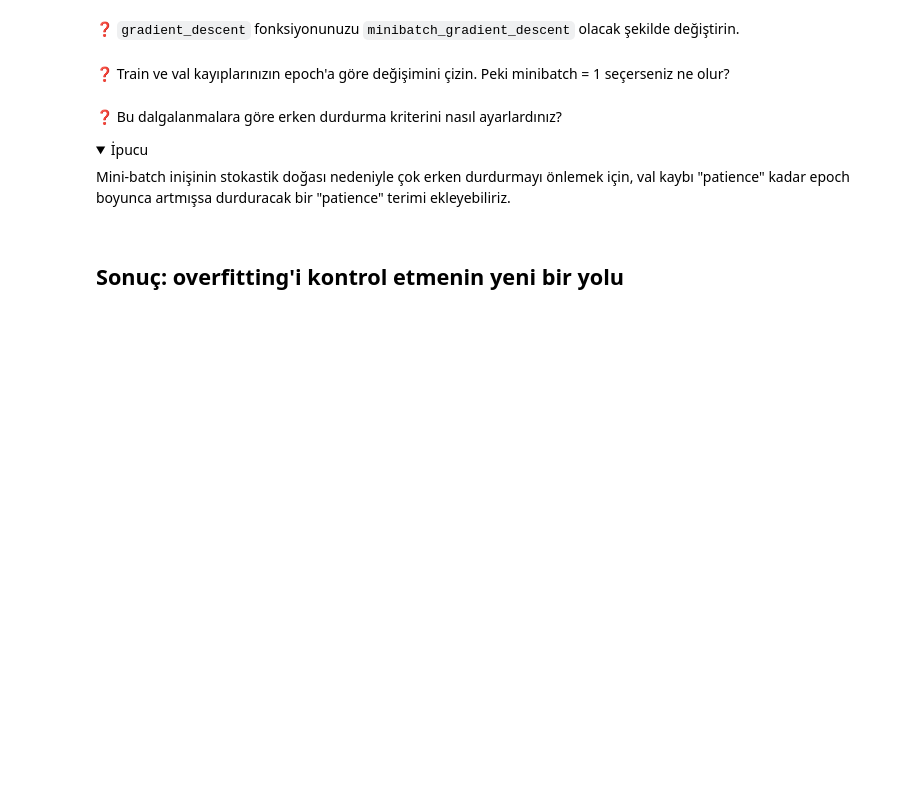
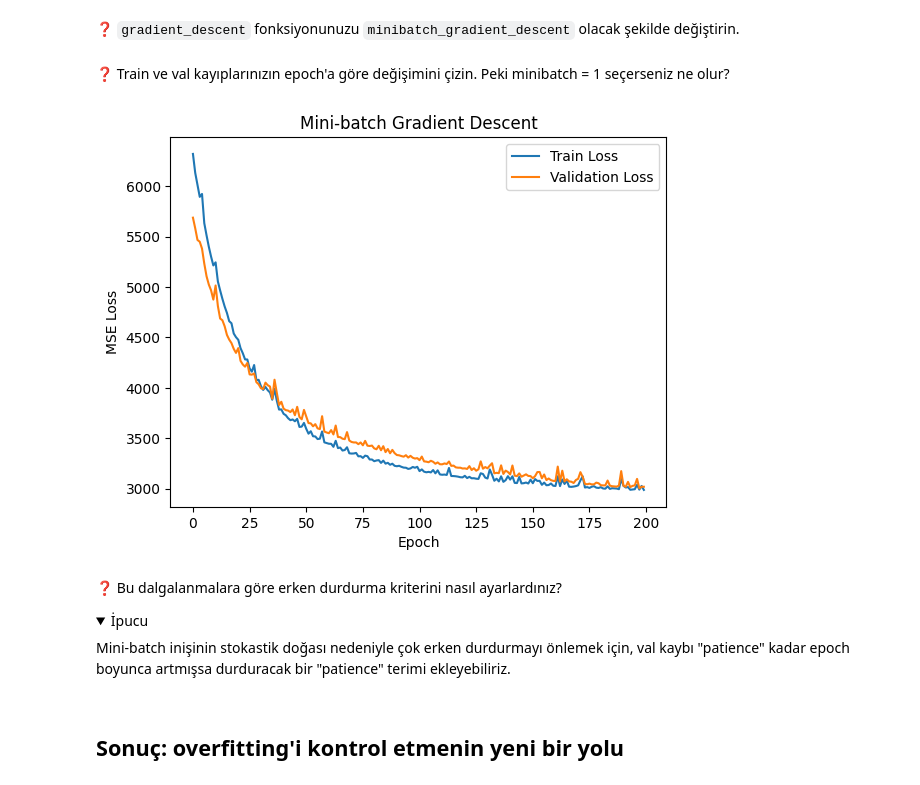
Before and after one commit to AybukeAltuntas/data-science-under-the-hood, a Jupyter notebook: gradient_descent_advanced.ipynb, the cells around one changed output. Drawn from its saved outputs; the diff is of its cells as text; code cells hidden in the pictures; folded sections open; blank space fills up the shorter version.

```diff
--- a/gradient_descent_advanced.ipynb
+++ b/gradient_descent_advanced.ipynb
@@ -217,3 +400,25 @@ def minibatch_gradient_descent(X_train, y_train, X_test, y_test, batch_size = 16
+# %%
+beta, loss_train, loss_val = minibatch_gradient_descent(
+    X_train_new, y_train_new,
+    X_val, y_val,
+    batch_size=16,
+    eta=0.1,
+    n_epochs=200
+)
+
+import matplotlib.pyplot as plt
+
+plt.plot(loss_train, label="Train Loss")
+plt.plot(loss_val, label="Validation Loss")
+
+plt.xlabel("Epoch")
+plt.ylabel("MSE Loss")
+plt.title("Mini-batch Gradient Descent")
+
+plt.legend()
+plt.show()
+# %% [output]
+[figure, added]
 # %% [markdown]
 ❓ Bu dalgalanmalara göre erken durdurma kriterini nasıl ayarlardınız?
 
```
Also changed, not shown: parts of 29 cells of this notebook.
